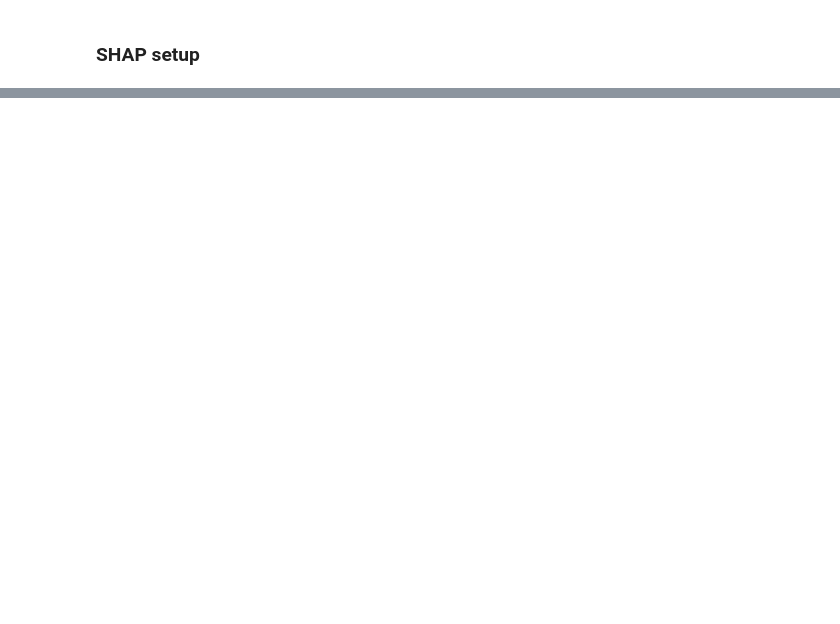
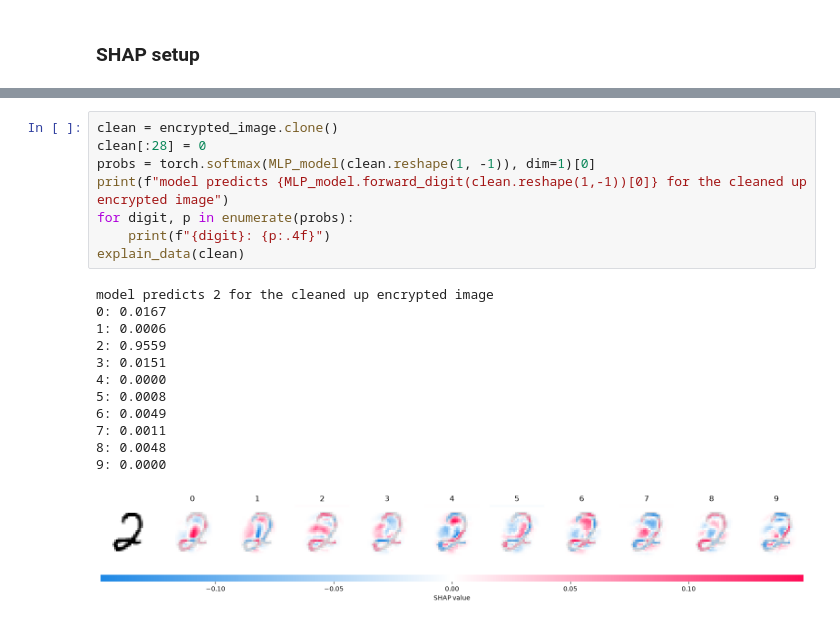
Before and after one commit to ffredz/TDT4172prosjekter, a Jupyter notebook: Project4/Project4_XAI.ipynb, the cells around one changed output, grey strips where cells are left out. Saved outputs shown, nothing was run; the diff lists cells and outputs as text; blank space fills up the shorter version.

```diff
--- a/Project4/Project4_XAI.ipynb
+++ b/Project4/Project4_XAI.ipynb
@@ -428,0 +476,21 @@ explain_data(X_test[:4])
+# %%
+clean = encrypted_image.clone()
+clean[:28] = 0
+probs = torch.softmax(MLP_model(clean.reshape(1, -1)), dim=1)[0]
+print(f"model predicts {MLP_model.forward_digit(clean.reshape(1,-1))[0]} for the cleaned up encrypted image")
+for digit, p in enumerate(probs):
+    print(f"{digit}: {p:.4f}")
+explain_data(clean)
+# %% [output]
+model predicts 2 for the cleaned up encrypted image
+0: 0.0167
+1: 0.0006
+2: 0.9559
+3: 0.0151
+4: 0.0000
+5: 0.0008
+6: 0.0049
+7: 0.0011
+8: 0.0048
+9: 0.0000
+[figure, added]
```
Also changed, not shown: parts of 12 cells of this notebook.
